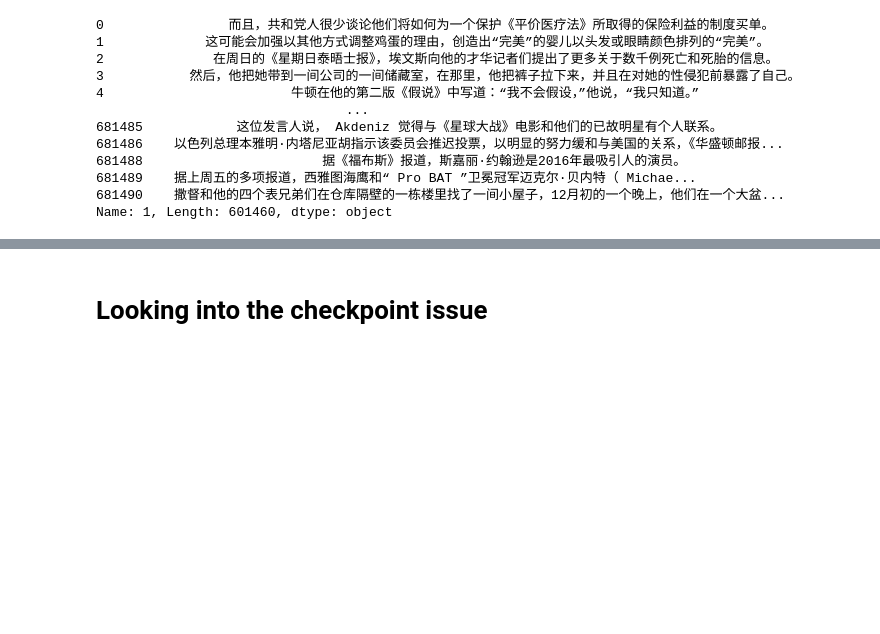
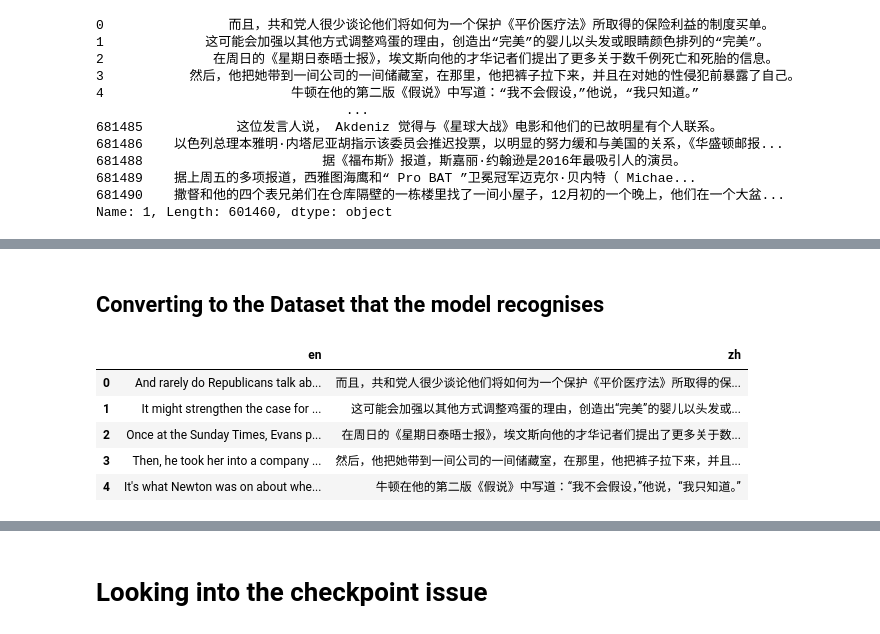
Before and after one commit to kitkhai/NLLB_fine_tuning, a Jupyter notebook: test.ipynb, the cells around one changed output, grey strips where cells are left out. Drawn from its saved outputs; the diff is of its cells as text; code cells hidden in the pictures; blank space fills up the shorter version.

```diff
--- a/test.ipynb
+++ b/test.ipynb
@@ -300,0 +368,2 @@ head
+# %% [markdown]
+## Converting to the Dataset that the model recognises
@@ -301,7 +373,13 @@ head
 # %%
-from datasets import load_dataset
-
-dataset = load_dataset("text",
-                       data_files={
-                           "train": ["cc-matrix-enzh-0to30M.en", "cc-matrix-enzh-0to30M.zh"]                           }
-                        )
+df = pd.concat([
+    pd.read_table("cc-matrix-enzh-0to30M.en",names=["en"]),
+    pd.read_table("cc-matrix-enzh-0to30M.zh",names=["zh"])
+    ], axis=1)
+df.head()
+# %% [output]
+|  | en | zh |
+| 0 | And rarely do Republicans talk ab... | 而且，共和党人很少谈论他们将如何为一个保护《平价医疗法》所取得的保... |
+| 1 | It might strengthen the case for ... | 这可能会加强以其他方式调整鸡蛋的理由，创造出“完美”的婴儿以头发或... |
+| 2 | Once at the Sunday Times, Evans p... | 在周日的《星期日泰晤士报》，埃文斯向他的才华记者们提出了更多关于数... |
+| 3 | Then, he took her into a company ... | 然后，他把她带到一间公司的一间储藏室，在那里，他把裤子拉下来，并且... |
+| 4 | It's what Newton was on about whe... | 牛顿在他的第二版《假说》中写道：“我不会假设，”他说，“我只知道。” |
```
Also changed, not shown: parts of 30 cells of this notebook, 3 other files.
